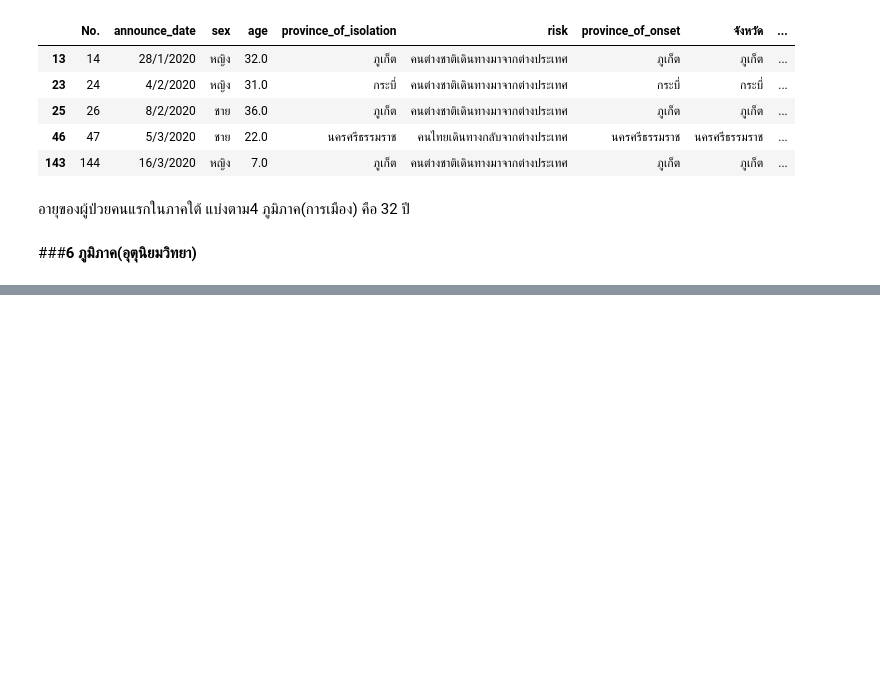
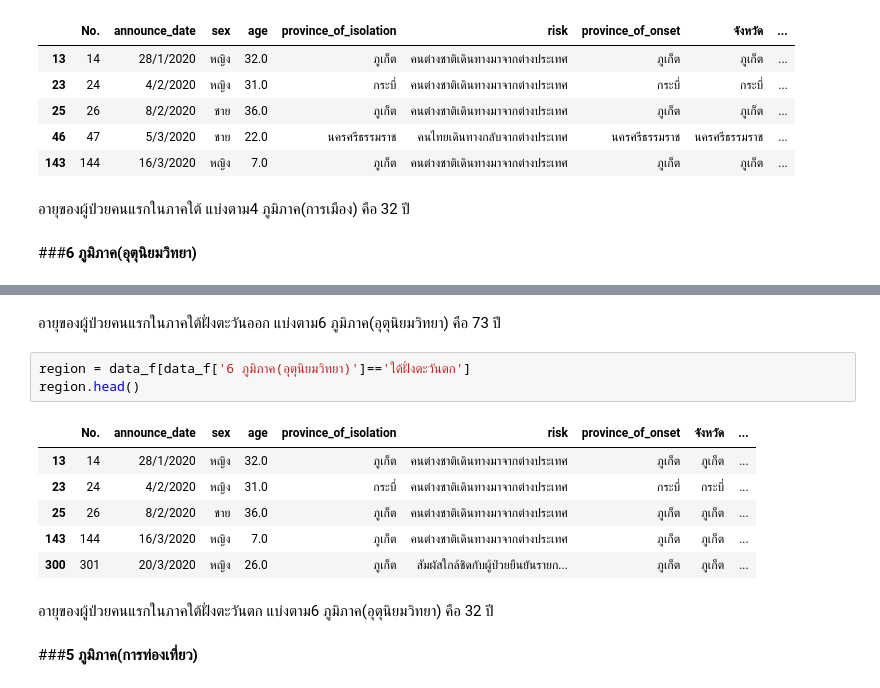
Before and after one commit to gameaphiwat/data_viz_2022, a Jupyter notebook: ProjectMidterm.ipynb, the cells around one changed output, grey strips where cells are left out. Saved outputs shown, nothing was run; the diff lists cells and outputs as text; blank space fills up the shorter version.

```diff
--- a/ProjectMidterm.ipynb
+++ b/ProjectMidterm.ipynb
@@ -302,0 +361,16 @@ region.head()
+# %% [markdown]
+อายุของผู้ป่วยคนแรกในภาคใต้ฝั่งตะวันออก แบ่งตาม6 ภูมิภาค(อุตุนิยมวิทยา) คือ 73 ปี
+# %%
+region = data_f[data_f['6 ภูมิภาค(อุตุนิยมวิทยา)']=='ใต้ฝั่งตะวันตก']
+region.head()
+# %% [output]
+|  | No. | announce_date | sex | age | province_of_isolation | risk | province_of_onset | จังหวัด | ... |
+| 13 | 14 | 28/1/2020 | หญิง | 32.0 | ภูเก็ต | คนต่างชาติเดินทางมาจากต่างประเทศ | ภูเก็ต | ภูเก็ต | ... |
+| 23 | 24 | 4/2/2020 | หญิง | 31.0 | กระบี่ | คนต่างชาติเดินทางมาจากต่างประเทศ | กระบี่ | กระบี่ | ... |
+| 25 | 26 | 8/2/2020 | ชาย | 36.0 | ภูเก็ต | คนต่างชาติเดินทางมาจากต่างประเทศ | ภูเก็ต | ภูเก็ต | ... |
+| 143 | 144 | 16/3/2020 | หญิง | 7.0 | ภูเก็ต | คนต่างชาติเดินทางมาจากต่างประเทศ | ภูเก็ต | ภูเก็ต | ... |
+| 300 | 301 | 20/3/2020 | หญิง | 26.0 | ภูเก็ต | สัมผัสใกล้ชิดกับผู้ป่วยยืนยันรายก... | ภูเก็ต | ภูเก็ต | ... |
+# %% [markdown]
+อายุของผู้ป่วยคนแรกในภาคใต้ฝั่งตะวันตก แบ่งตาม6 ภูมิภาค(อุตุนิยมวิทยา) คือ 32 ปี
+# %% [markdown]
+###**5 ภูมิภาค(การท่องเที่ยว)**
```
Also changed, not shown: parts of 50 cells of this notebook.
